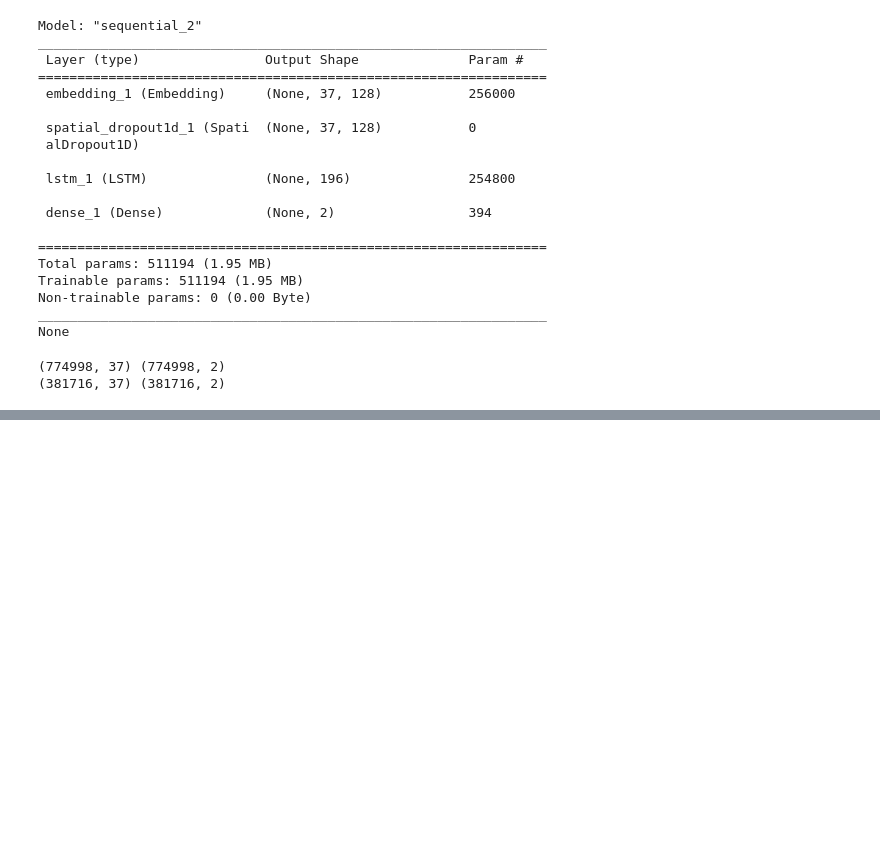
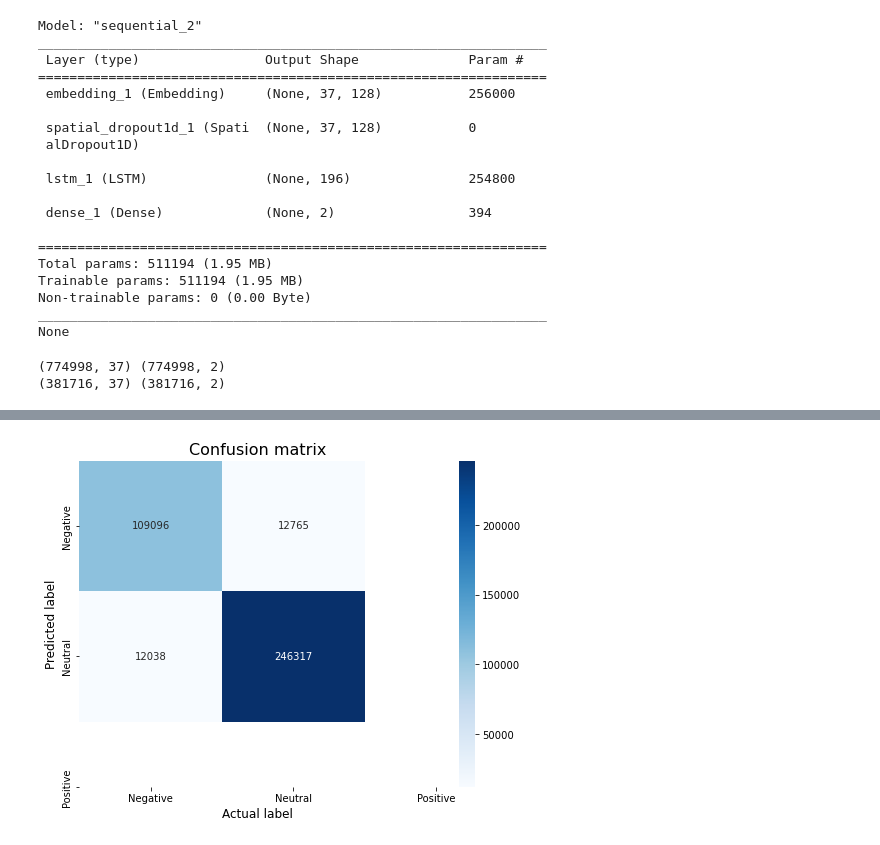
Before and after one commit to aytenkermencct/CA2_TweetAnalysis, a Jupyter notebook: TweetAnalysis.ipynb, the cells around one changed output, grey strips where cells are left out. Saved outputs shown, nothing was run; the diff lists cells and outputs as text; code cells hidden in the pictures; blank space fills up the shorter version.

```diff
--- a/TweetAnalysis.ipynb
+++ b/TweetAnalysis.ipynb
@@ -743,0 +790,22 @@ Epoch 1/5
+# %%
+from sklearn.metrics import confusion_matrix
+
+def plot_confusion_matrix(model, X_test, y_test):
+    '''Function to plot confusion matrix for the passed model and the data'''
+
+    sentiment_classes = ['Negative', 'Neutral', 'Positive']
+    # use model to do the prediction
+    y_pred = model.predict(X_test)
+    # compute confusion matrix
+    cm = confusion_matrix(np.argmax(np.array(y_test),axis=1), np.argmax(y_pred, axis=1))
+    # plot confusion matrix
+    plt.figure(figsize=(8,6))
+    sns.heatmap(cm, cmap=plt.cm.Blues, annot=True, fmt='d',
+                xticklabels=sentiment_classes,
+                yticklabels=sentiment_classes)
+    plt.title('Confusion matrix', fontsize=16)
+    plt.xlabel('Actual label', fontsize=12)
+    plt.ylabel('Predicted label', fontsize=12)
+
+plot_confusion_matrix(model, X_test, Y_test)
+# %% [output]
@@ -743,0 +813 @@ Epoch 1/5
+[figure, added]
```
Also changed, not shown: parts of 11 cells of this notebook.
